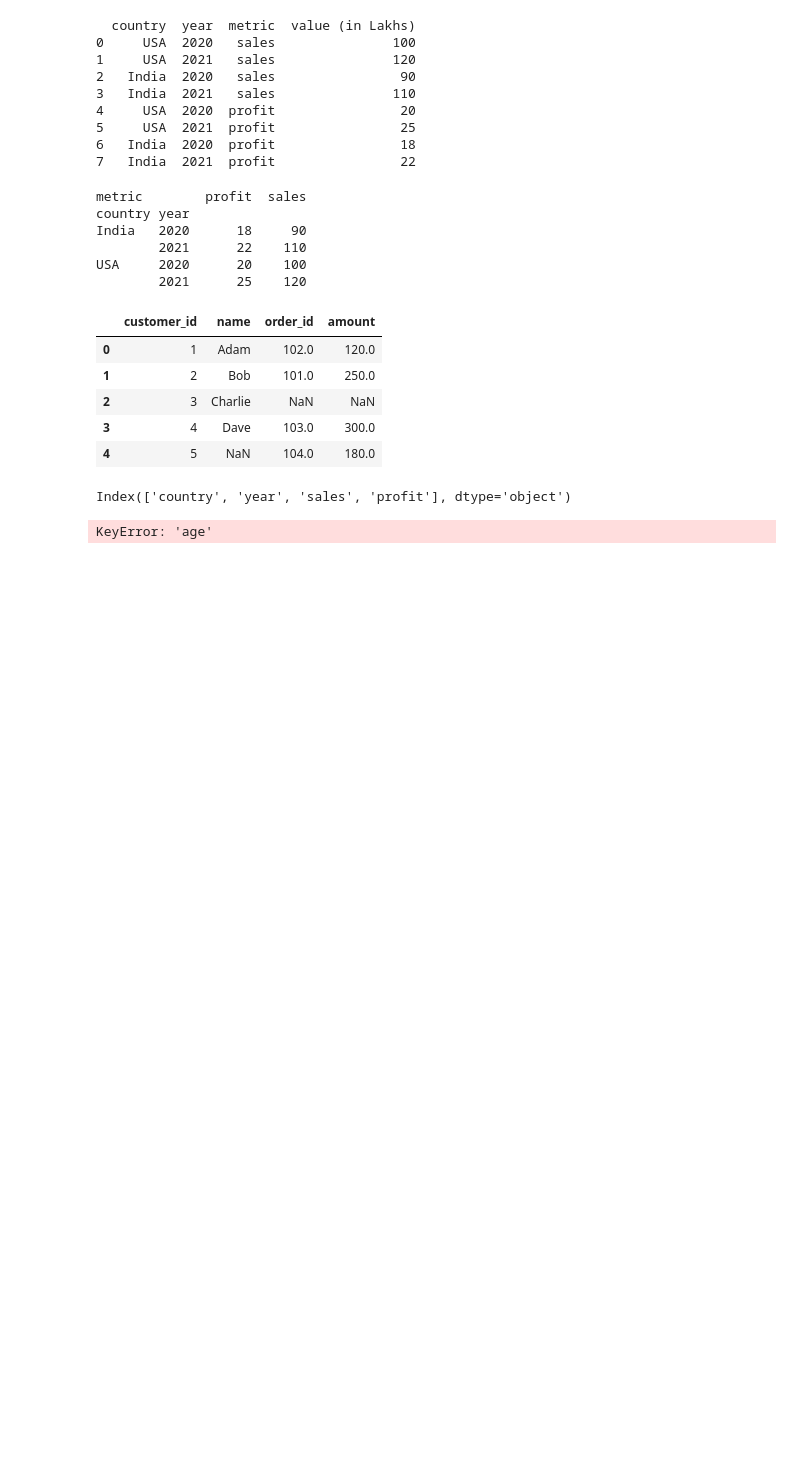
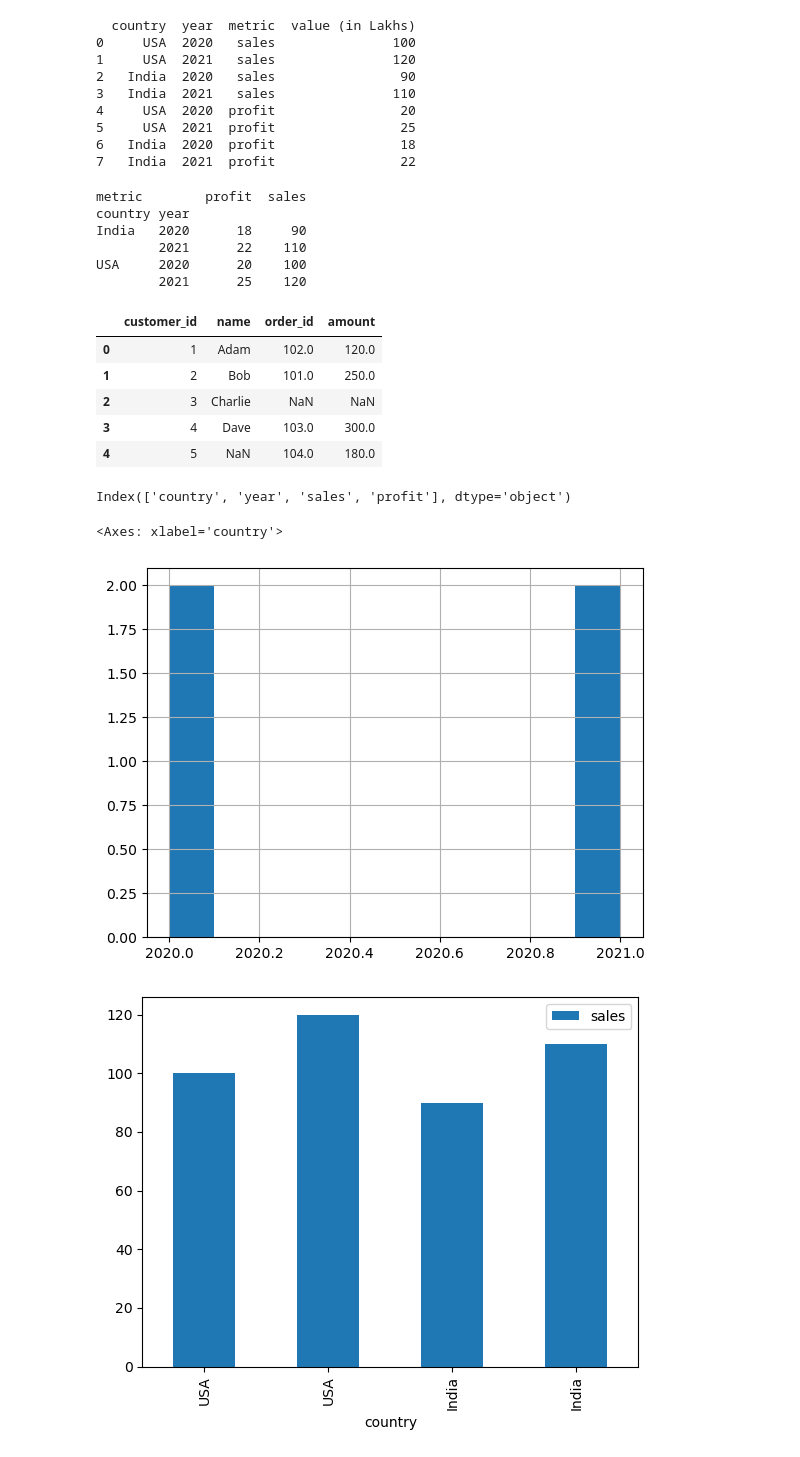
Before and after one commit to Ferdous-M/AI-ML, a Jupyter notebook: Pandas/pandas_demo.ipynb, the cells around one changed output. Saved outputs shown, nothing was run; the diff lists cells and outputs as text; code cells hidden in the pictures; blank space fills up the shorter version.

```diff
--- a/Pandas/pandas_demo.ipynb
+++ b/Pandas/pandas_demo.ipynb
@@ -1460,7 +1460,9 @@ Index(['country', 'year', 'sales', 'profit'], dtype='object')
 # %%
 # Basic Visualization
 
-df["age"].hist()
-df.plot(kind='scatter', x='age', y='income')
+df["year"].hist()
+df.plot(kind="bar", x="country", y="sales")
 # %% [output]
-KeyError: 'age'
+<Axes: xlabel='country'>
+[figure, added]
+[figure, added]
```
